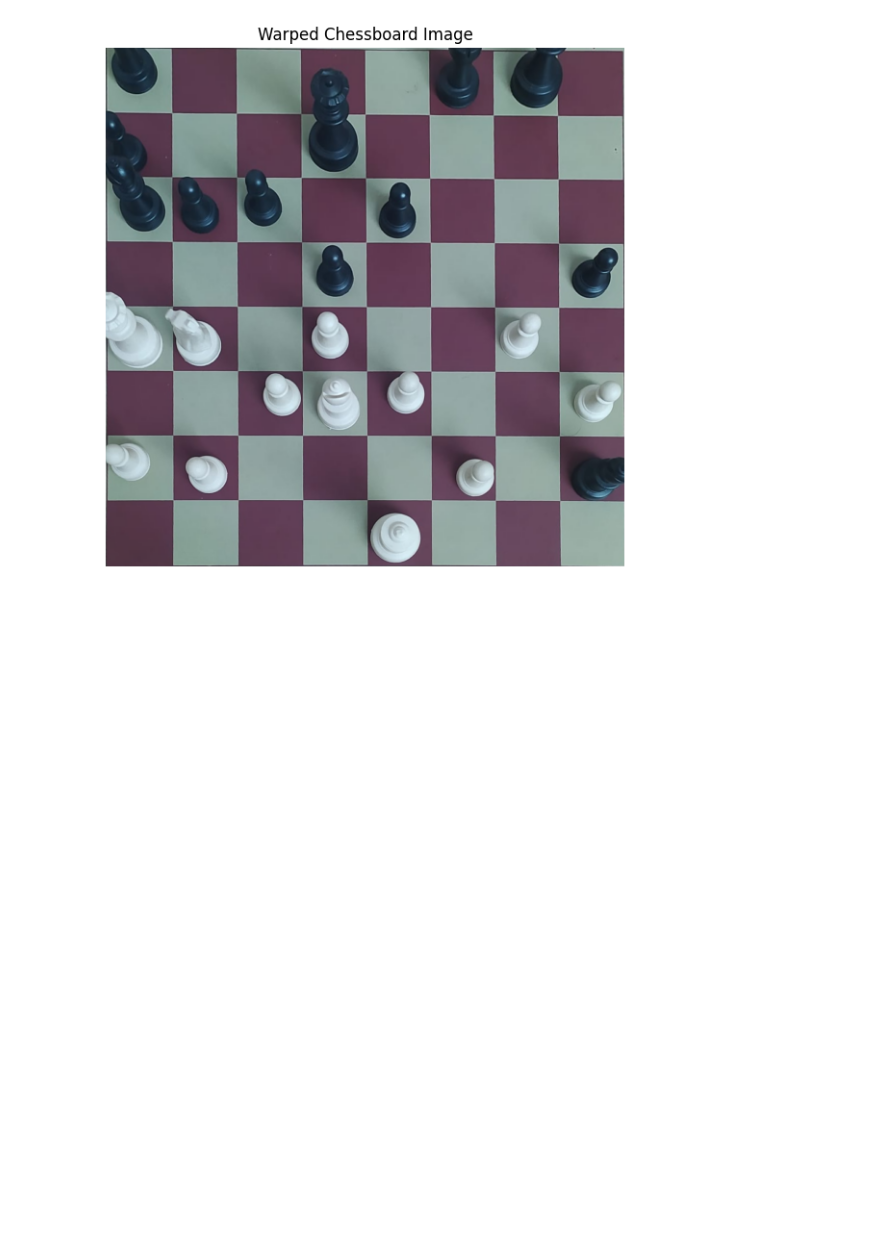
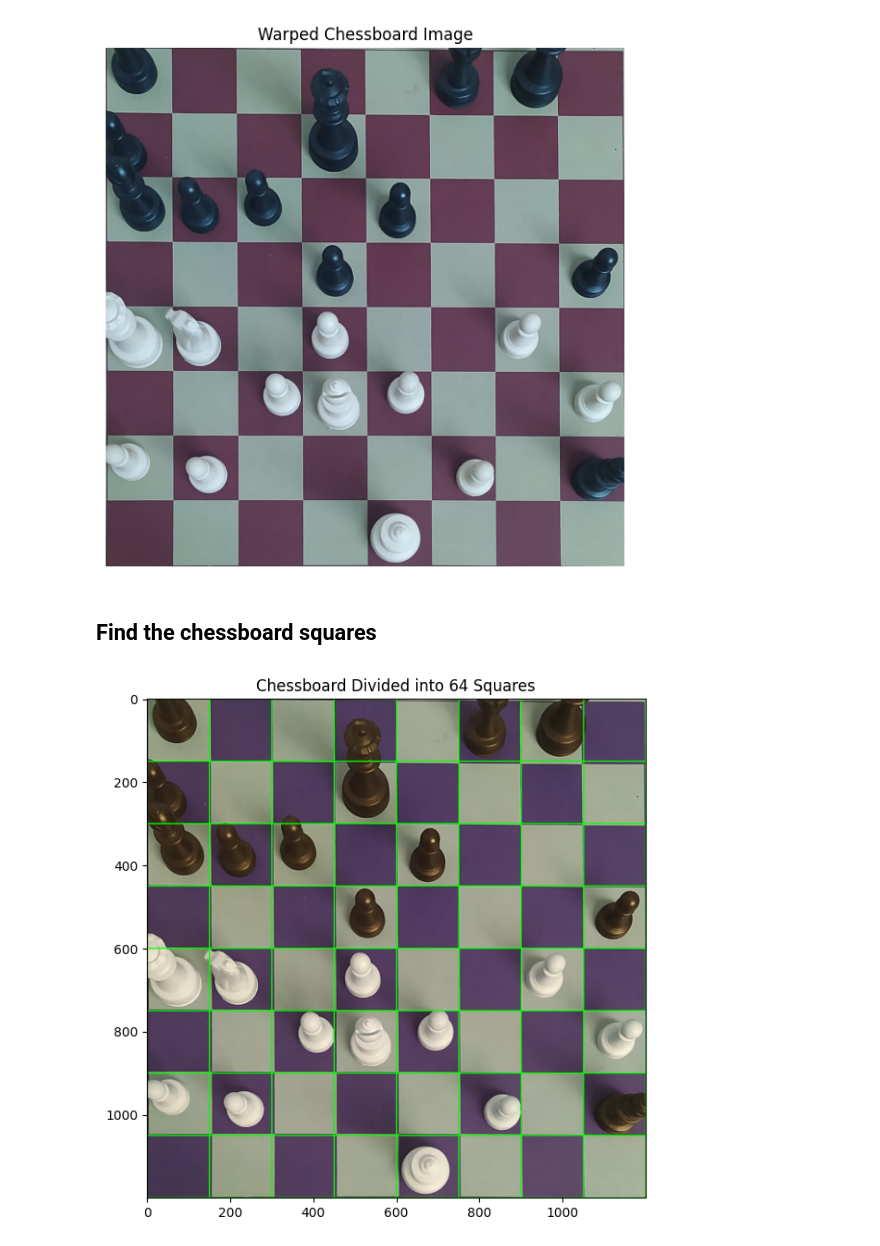
Before and after one commit to JamieYau/chess-vision, a Jupyter notebook: notebooks/chess_recognition.ipynb, the cells around one changed output. Drawn from its saved outputs; the diff is of its cells as text; code cells hidden in the pictures; blank space fills up the shorter version.

Commit message:
feat(notebook): Add chessboard square grid visualization

```diff
--- a/notebooks/chess_recognition.ipynb
+++ b/notebooks/chess_recognition.ipynb
@@ -218,3 +218,28 @@ plt.axis('off')  # Hide axes
 plt.show()
 # %% [output]
 [figure]
+# %% [markdown]
+## Find the chessboard squares
+# %%
+rows = 8
+cols = 8
+
+square_size = height // rows
+
+# Draw the chessboard squares
+for row in range(rows):
+    for col in range(cols):
+        top_left = (col * square_size, row * square_size)
+        bottom_right = ((col+1) * square_size, (row+1) * square_size)
+
+        # Draw the square
+        cv2.rectangle(warped_image, top_left, bottom_right, (0, 255, 0), 2)
+
+# Display the image
+# Display the result
+plt.figure(figsize=(9, 7))
+plt.imshow(warped_image)
+plt.title("Chessboard Divided into 64 Squares")
+plt.show()
+# %% [output]
+[figure, added]
```
